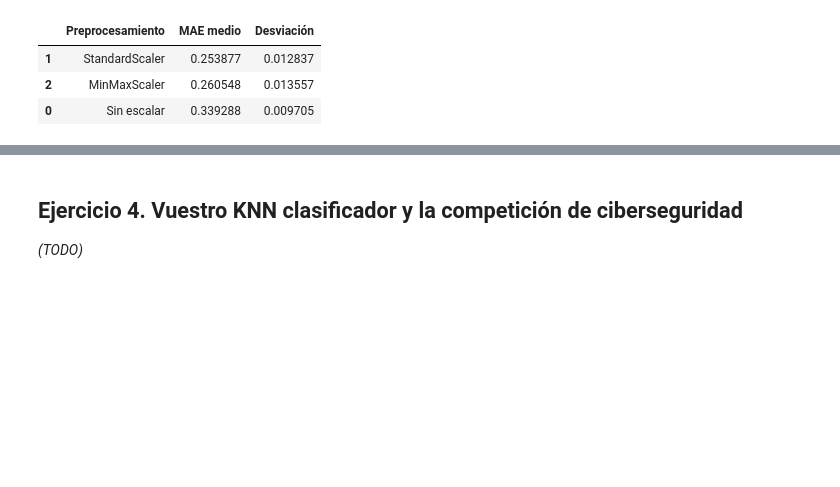
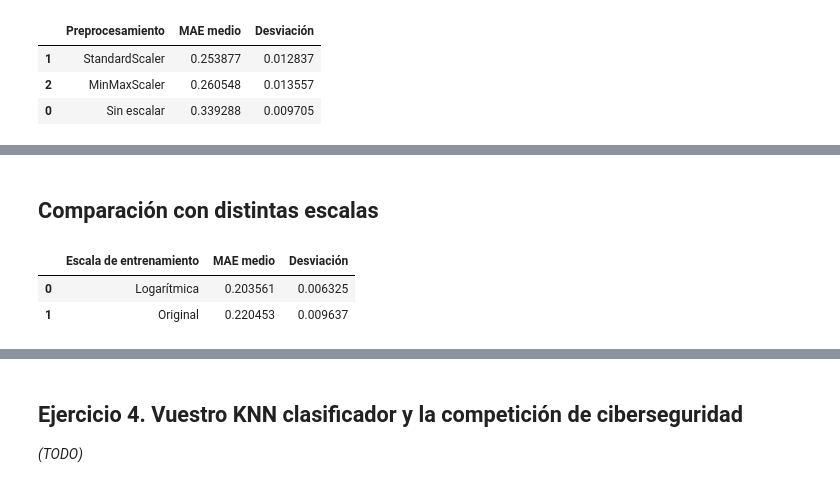
Before and after one commit to miguelang17/Practica_2, a Jupyter notebook: P2_alumnos/P2/Cuaderno/p2_grupoN.ipynb, the cells around one changed output, grey strips where cells are left out. Cells and saved outputs as stored; diff of their text form; code cells hidden in the pictures; blank space fills up the shorter version.

```diff
--- a/P2_alumnos/P2/Cuaderno/p2_grupoN.ipynb
+++ b/P2_alumnos/P2/Cuaderno/p2_grupoN.ipynb
@@ -762,0 +940,47 @@ Para evitar que ejecuciones de una misma configuración aparezcan simultáneamen
+# %% [markdown]
+## Comparación con distintas escalas
+# %%
+from sklearn.metrics import make_scorer
+
+# Objetivo en escala original
+y_original = latencia_train["latency_ns"]
+
+# MAE de la competición
+scorer_log = make_scorer(mae_log, greater_is_better=False)
+
+resultados_escala = []
+
+for nombre, objetivo, scoring in [
+    ("Logarítmica", y_lat, "neg_mean_absolute_error"),
+    ("Original", y_original, scorer_log)
+]:
+
+    modelo = Pipeline([
+        ("preprocesamiento", preprocesamientos["StandardScaler"]),
+        ("knn", KNeighborsRegressor(
+            n_neighbors=30,
+            weights="distance"
+        ))
+    ])
+
+    errores = -cross_val_score(
+        modelo,
+        X_lat,
+        objetivo,
+        cv=cv_agrupada,
+        groups=grupos_latencia,
+        scoring=scoring
+    )
+
+    resultados_escala.append({
+        "Escala de entrenamiento": nombre,
+        "MAE medio": errores.mean(),
+        "Desviación": errores.std()
+    })
+
+tabla_escala = pd.DataFrame(resultados_escala)
+display(tabla_escala)
+# %% [output]
+|  | Escala de entrenamiento | MAE medio | Desviación |
+| 0 | Logarítmica | 0.203561 | 0.006325 |
+| 1 | Original | 0.220453 | 0.009637 |
```
Also changed, not shown: parts of 14 cells of this notebook.
